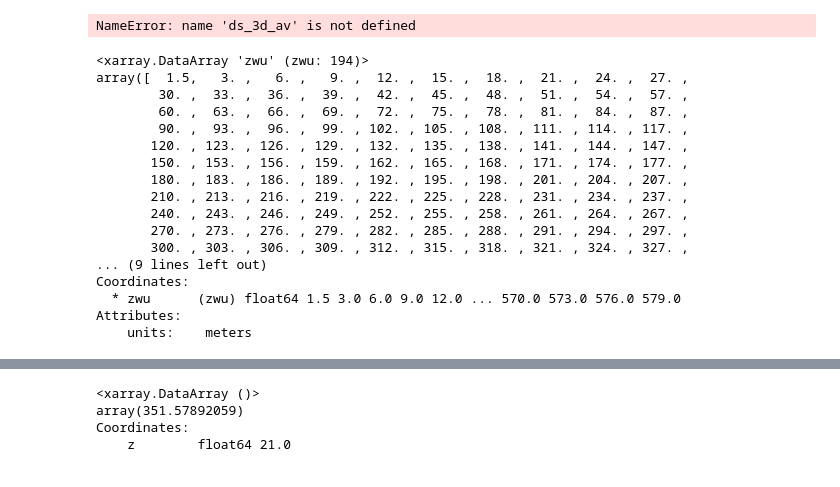
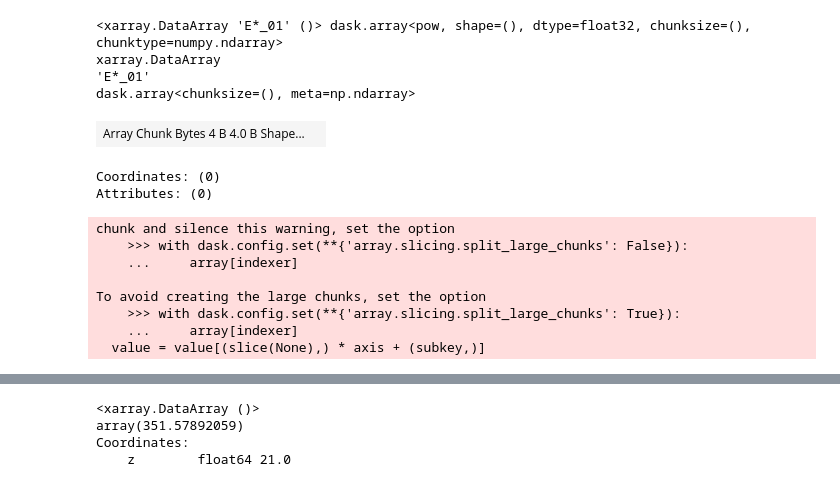
Before and after one commit to madeline-scyphers/palm, a Jupyter notebook: data_analyzer/analyze.ipynb, the cells around one changed output, grey strips where cells are left out. Cells and saved outputs as stored; diff of their text form; code cells hidden in the pictures.

```diff
--- a/data_analyzer/analyze.ipynb
+++ b/data_analyzer/analyze.ipynb
@@ -15,11 +15,11 @@ from analysis_utils import load_data_set, calc_temp_spac_means
 
 %aimport analysis_utils
 # %%
-job = "20220314T200911"
+job = "20220323T170516"
 job_path = Path("/users/PAS0409/madelinescyphers/palm/current_version/JOBS") / job
 
 # job_path = Path("/Users/madelinescyphers/projs/palm/data/20220308T183847")
-job_num = "002."
+job_num = ""
 
 data_path = job_path / f"OUTPUT/{job}_3d.{job_num}nc"
 ts_path = job_path / f"OUTPUT/{job}_ts.{job_num}nc"
@@ -27,10 +27,10 @@ xy_path = job_path / f"OUTPUT/{job}_xy.{job_num}nc"
 pr_path = job_path / f"OUTPUT/{job}_pr.{job_num}nc"
 av_3d_path = job_path / f"OUTPUT/{job}_av_3d.{job_num}nc"
 lad_path = job_path / f"INPUT/{job}_static"
-ds = load_data_set(data_path, chunk=False)
-ds_ts = xr.open_dataset(ts_path)
-# # ds_pr = xr.open_dataset(pr_path)
+ds = load_data_set(data_path)
+ds_ts = load_data_set(ts_path)
+ds_pr = load_data_set(pr_path)
 # ds_3d_av = xr.open_dataset(av_3d_path)
-ds_xy = xr.open_dataset(xy_path)
-ds_lad = xr.open_dataset(lad_path)
+# ds_xy = xr.open_dataset(xy_path)
+ds_lad = load_data_set(lad_path, chunk=False)
 ds = ds.rename({"zu_3d": "z"})
@@ -37,29 +356,26 @@ ds = ds.rename({"zu_3d": "z"})
+# %%
+(ds_ts["E*_01"].mean() * 2) ** (1 / 2)
+# %% [output]
+<xarray.DataArray 'E*_01' ()> dask.array<pow, shape=(), dtype=float32, chunksize=(), chunktype=numpy.ndarray>
+xarray.DataArray
+'E*_01'
+dask.array<chunksize=(), meta=np.ndarray>
+| Array Chunk Bytes 4 B 4.0 B Shape... |  |
+Coordinates: (0)
+Attributes: (0)
 # %%
 ds_lad = ds_lad.rename({"zlad": "z"})
 ds = ds.drop_isel(z=[0, 1, -1], x=-1, y=-1)
 
-ds_3d_av = ds_3d_av.rename({"zu_3d": "z"})
-ds_3d_av = ds_3d_av.interp(xu=ds_3d_av.x, yv=ds_3d_av.y, zw_3d=ds_3d_av.z)
+# ds_3d_av = ds_3d_av.rename({"zu_3d": "z"})
+# ds_3d_av = ds_3d_av.interp(xu=ds_3d_av.x, yv=ds_3d_av.y, zw_3d=ds_3d_av.z)
 # %% [output]
-NameError: name 'ds_3d_av' is not defined
+chunk and silence this warning, set the option
+    >>> with dask.config.set(**{'array.slicing.split_large_chunks': False}):
+    ...     array[indexer]
+
+To avoid creating the large chunks, set the option
+    >>> with dask.config.set(**{'array.slicing.split_large_chunks': True}):
+    ...     array[indexer]
+  value = value[(slice(None),) * axis + (subkey,)]
-# %%
-ds_pr.zwu
-# %% [output]
-<xarray.DataArray 'zwu' (zwu: 194)>
-array([  1.5,   3. ,   6. ,   9. ,  12. ,  15. ,  18. ,  21. ,  24. ,  27. ,
-        30. ,  33. ,  36. ,  39. ,  42. ,  45. ,  48. ,  51. ,  54. ,  57. ,
-        60. ,  63. ,  66. ,  69. ,  72. ,  75. ,  78. ,  81. ,  84. ,  87. ,
-        90. ,  93. ,  96. ,  99. , 102. , 105. , 108. , 111. , 114. , 117. ,
-       120. , 123. , 126. , 129. , 132. , 135. , 138. , 141. , 144. , 147. ,
-       150. , 153. , 156. , 159. , 162. , 165. , 168. , 171. , 174. , 177. ,
-       180. , 183. , 186. , 189. , 192. , 195. , 198. , 201. , 204. , 207. ,
-       210. , 213. , 216. , 219. , 222. , 225. , 228. , 231. , 234. , 237. ,
-       240. , 243. , 246. , 249. , 252. , 255. , 258. , 261. , 264. , 267. ,
-       270. , 273. , 276. , 279. , 282. , 285. , 288. , 291. , 294. , 297. ,
-       300. , 303. , 306. , 309. , 312. , 315. , 318. , 321. , 324. , 327. ,
-... (9 lines left out)
-Coordinates:
-  * zwu      (zwu) float64 1.5 3.0 6.0 9.0 12.0 ... 570.0 573.0 576.0 579.0
-Attributes:
-    units:    meters
 # %%
```
Also changed, not shown: parts of 56 cells of this notebook, 13 other files.
